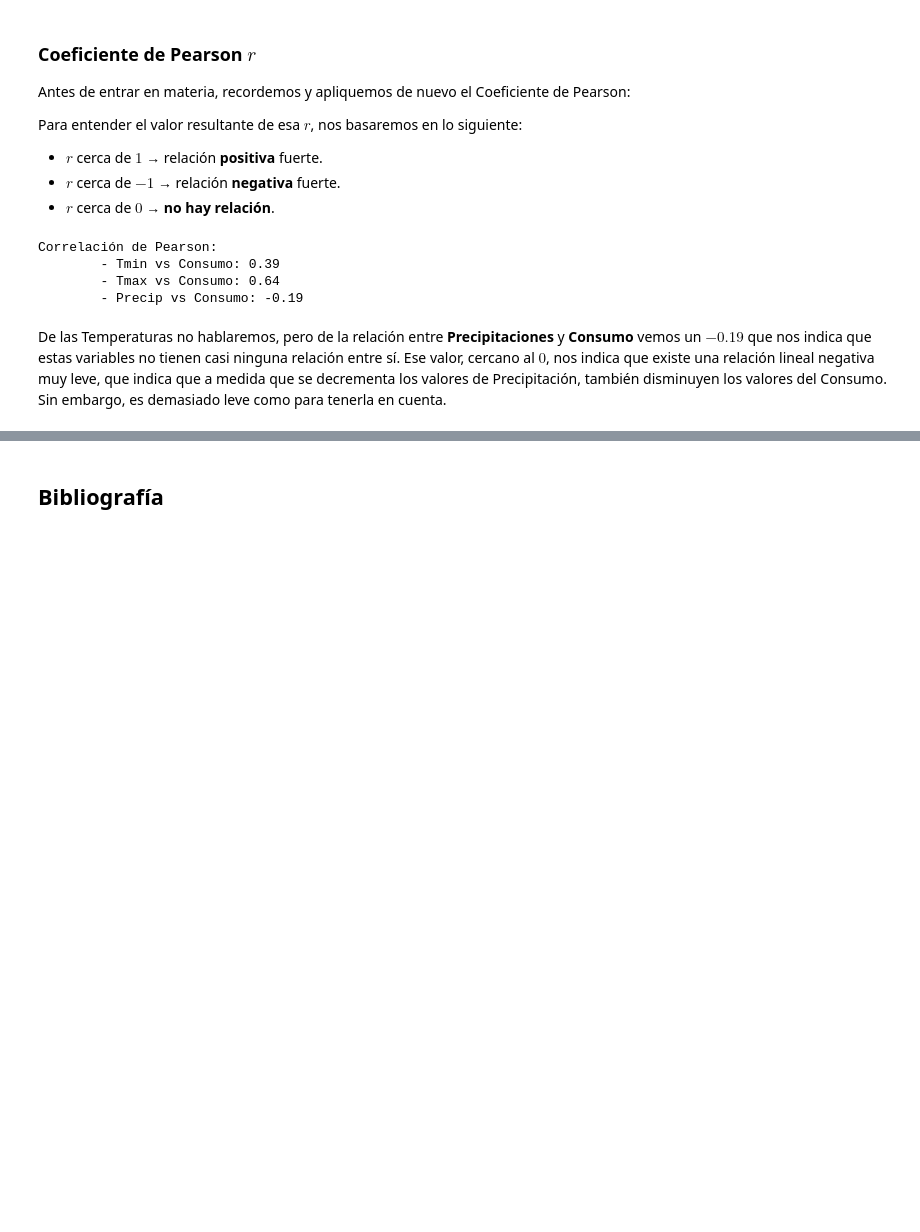
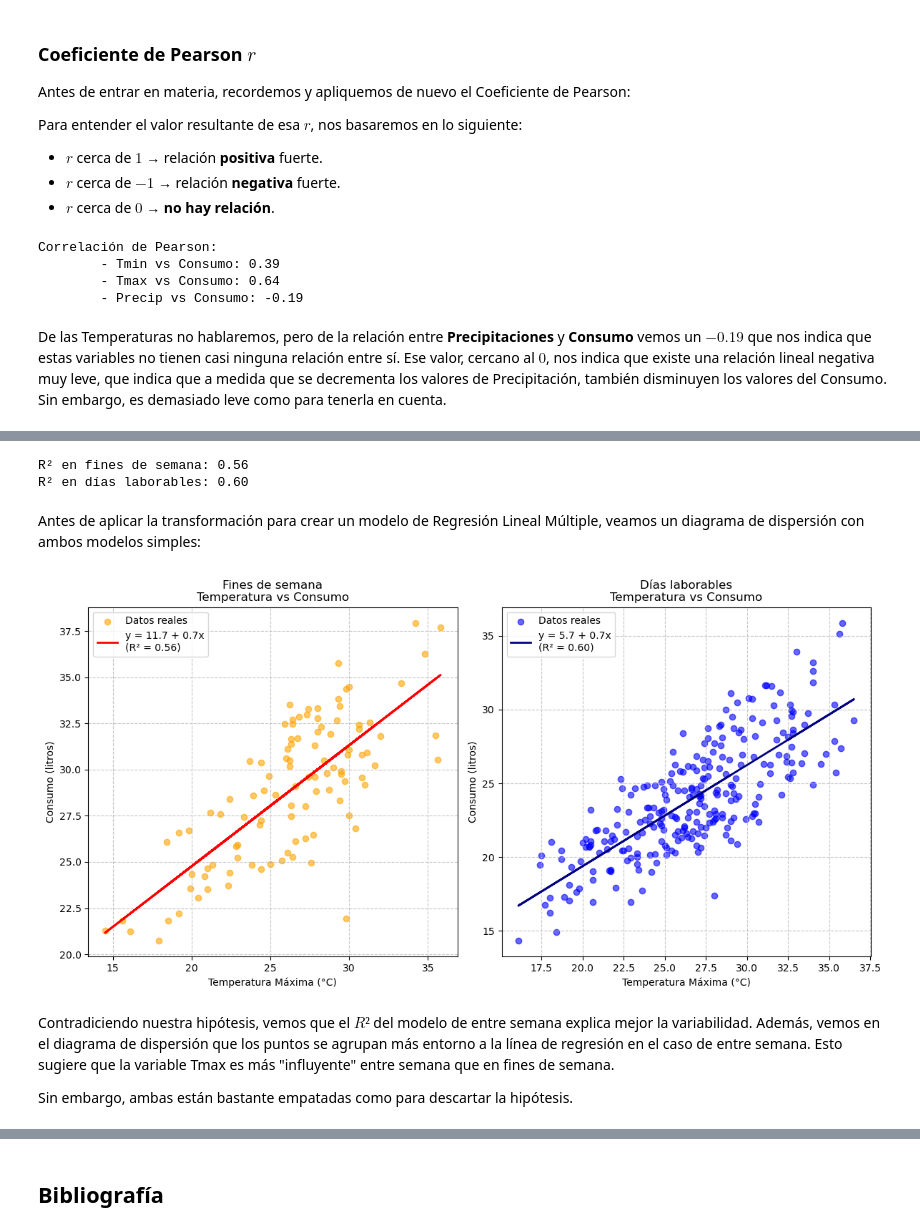
Before and after one commit to Carmoruda/Data_Mining, a Jupyter notebook: LAB04/Practica_1_GRUPOC5.ipynb, the cells around one changed output, grey strips where cells are left out. Drawn from its saved outputs; the diff is of its cells as text; code cells hidden in the pictures; blank space fills up the shorter version.

```diff
--- a/LAB04/Practica_1_GRUPOC5.ipynb
+++ b/LAB04/Practica_1_GRUPOC5.ipynb
@@ -383,0 +528,58 @@ Donde:
+# %%
+df_finde = df[df['Fin de Semana'] == 1]
+df_entresem = df[df['Fin de Semana'] == 0]
+
+#1.1 Modelo para fines de semana
+X_fin = df_finde[['Temperatura Maxima (C)']]
+y_fin = df_finde['Consumo de cerveza (litros)']
+model_fin = LinearRegression().fit(X_fin, y_fin)
+r2_fin = model_fin.score(X_fin, y_fin)
+
+#1.2 Modelo para no fines de semana
+X_no_fin = df_entresem[['Temperatura Maxima (C)']]
+y_no_fin = df_entresem['Consumo de cerveza (litros)']
+model_no_fin = LinearRegression().fit(X_no_fin, y_no_fin)
+r2_no_fin = model_no_fin.score(X_no_fin, y_no_fin)
+
+print(f"R² en fines de semana: {r2_fin:.2f}")
+print(f"R² en días laborables: {r2_no_fin:.2f}")
+# %% [output]
+R² en fines de semana: 0.56
+R² en días laborables: 0.60
+# %% [markdown]
+Antes de aplicar la transformación para crear un modelo de Regresión Lineal Múltiple, veamos un diagrama de dispersión con ambos modelos simples:
+# %%
+plt.figure(figsize=(12, 6))
+
+# Gráfico para fines de semana
+plt.subplot(1, 2, 1)
+plt.scatter(df_finde['Temperatura Maxima (C)'], y_fin, alpha=0.6, color='orange', label='Datos reales')
+plt.plot(df_finde['Temperatura Maxima (C)'], model_fin.predict(X_fin),
+         color='red', linewidth=2,
+         label=f'y = {model_fin.intercept_:.1f} + {model_fin.coef_[0]:.1f}x\n(R² = {r2_fin:.2f})')
+plt.title('Fines de semana\nTemperatura vs Consumo', fontsize=12)
+plt.xlabel('Temperatura Máxima (°C)', fontsize=10)
+plt.ylabel('Consumo (litros)', fontsize=10)
+plt.legend()
+plt.grid(True, linestyle='--', alpha=0.7)
+
+# Gráfico para días laborables
+plt.subplot(1, 2, 2)
+plt.scatter(df_entresem['Temperatura Maxima (C)'], y_no_fin, alpha=0.6, color='blue', label='Datos reales')
+plt.plot(df_entresem['Temperatura Maxima (C)'], model_no_fin.predict(X_no_fin),
+         color='navy', linewidth=2,
+         label=f'y = {model_no_fin.intercept_:.1f} + {model_no_fin.coef_[0]:.1f}x\n(R² = {r2_no_fin:.2f})')
+plt.title('Días laborables\nTemperatura vs Consumo', fontsize=12)
+plt.xlabel('Temperatura Máxima (°C)', fontsize=10)
+plt.ylabel('Consumo (litros)', fontsize=10)
+plt.legend()
+plt.grid(True, linestyle='--', alpha=0.7)
+
+plt.tight_layout()
+plt.show()
+# %% [output]
+[figure, added]
+# %% [markdown]
+Contradiciendo nuestra hipótesis, vemos que el $R²$ del modelo de entre semana explica mejor la variabilidad. Además, vemos en el diagrama de dispersión que los puntos se agrupan más entorno a la línea de regresión en el caso de entre semana. Esto sugiere que la variable Tmax es más "influyente" entre semana que en fines de semana.
+
+Sin embargo, ambas están bastante empatadas como para descartar la hipótesis.
```
Also changed, not shown: parts of 14 cells of this notebook.
